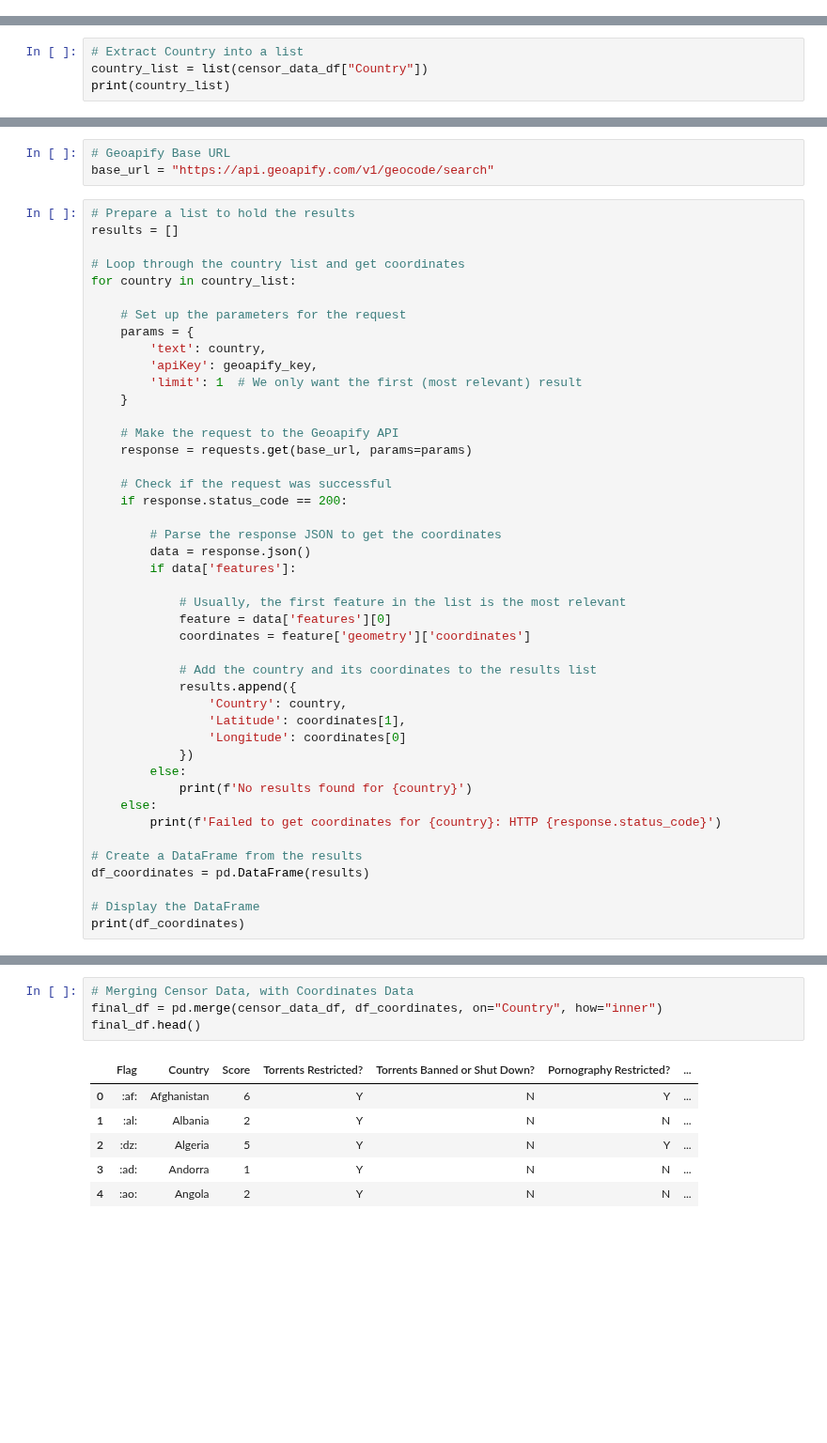
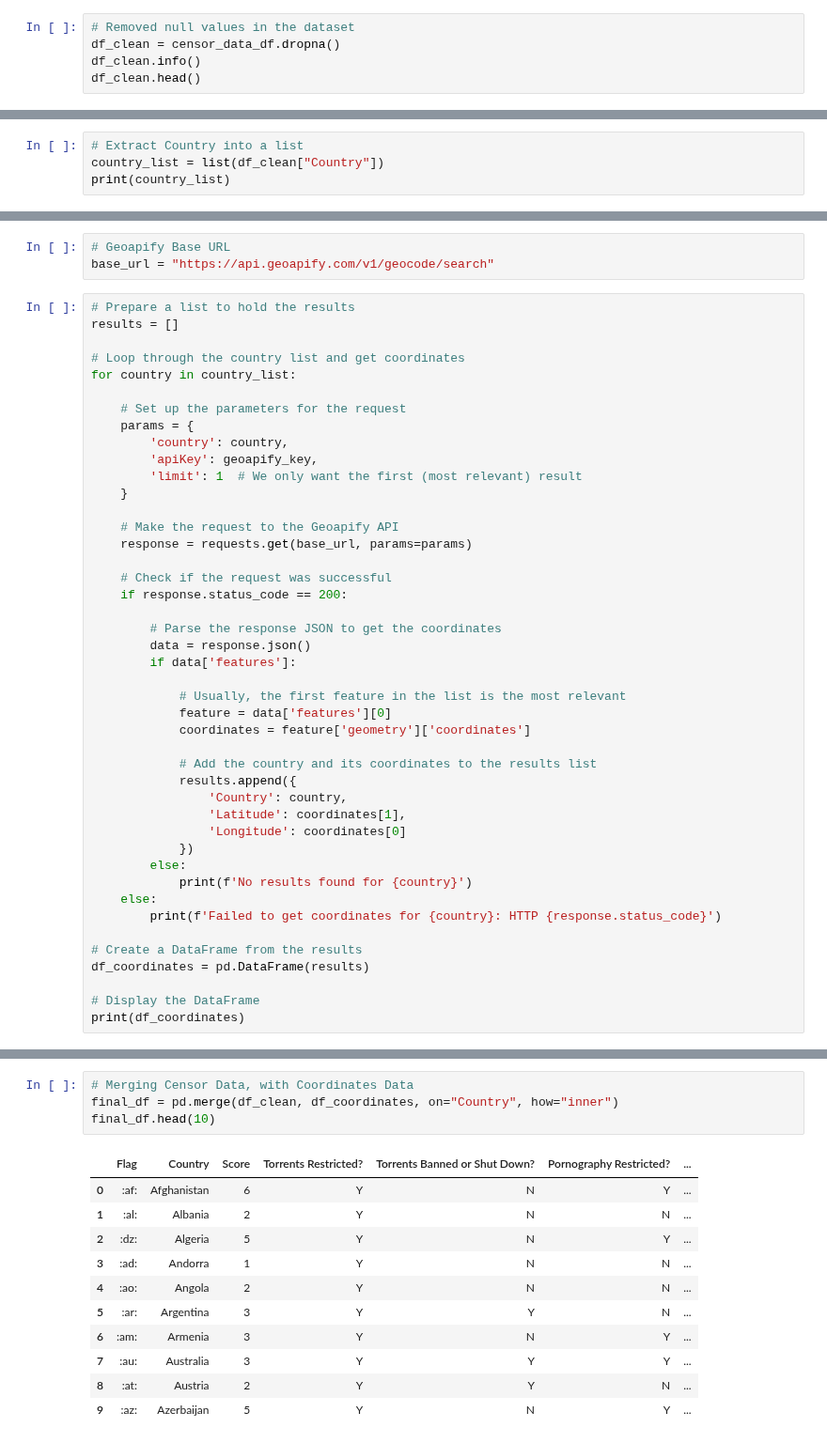
Before and after one commit to tiascott01/07_GroupProject1, a Jupyter notebook: Haylee/merge_resource_files.ipynb, the cells around one changed output, grey strips where cells are left out. Shown at 94% size. Cells and saved outputs as stored; diff of their text form; blank space fills up the shorter version.

```diff
--- a/Haylee/merge_resource_files.ipynb
+++ b/Haylee/merge_resource_files.ipynb
@@ -64,0 +78,5 @@ censor_data_df.head()
+# %%
+# Removed null values in the dataset
+df_clean = censor_data_df.dropna()
+df_clean.info()
+df_clean.head()
@@ -65,6 +107,6 @@ censor_data_df.head()
 # %%
 # Extract Country into a list
-country_list = list(censor_data_df["Country"])
+country_list = list(df_clean["Country"])
 print(country_list)
 # %% [output]
 ['Afghanistan', 'Albania', 'Algeria', 'Andorra', 'Angola', 'Argentina', 'Armenia', 'Australia', 'Austria', 'Azerbaijan', 'Bahrain', 'Bangladesh', 'Belarus', 'Belgium', 'Belize', 'Benin', 'Bhutan', 'Bo ...
@@ -80,7 +122,7 @@ for country in country_list:
 
     # Set up the parameters for the request
     params = {
-        'text': country,
+        'country': country,
         'apiKey': geoapify_key,
         'limit': 1  # We only want the first (most relevant) result
     }
@@ -133,14 +175,19 @@ print(df_coordinates)
 # %%
 # Merging Censor Data, with Coordinates Data
-final_df = pd.merge(censor_data_df, df_coordinates, on="Country", how="inner")
-final_df.head()
+final_df = pd.merge(df_clean, df_coordinates, on="Country", how="inner")
+final_df.head(10)
 # %% [output]
 |  | Flag | Country | Score | Torrents Restricted? | Torrents Banned or Shut Down? | Pornography Restricted? | ... |
 | 0 | :af: | Afghanistan | 6 | Y | N | Y | ... |
 | 1 | :al: | Albania | 2 | Y | N | N | ... |
 | 2 | :dz: | Algeria | 5 | Y | N | Y | ... |
 | 3 | :ad: | Andorra | 1 | Y | N | N | ... |
 | 4 | :ao: | Angola | 2 | Y | N | N | ... |
+| 5 | :ar: | Argentina | 3 | Y | Y | N | ... |
+| 6 | :am: | Armenia | 3 | Y | N | Y | ... |
+| 7 | :au: | Australia | 3 | Y | Y | Y | ... |
+| 8 | :at: | Austria | 2 | Y | Y | N | ... |
+| 9 | :az: | Azerbaijan | 5 | Y | N | Y | ... |
 # %%
 
 # Initialize a map:
```
Also changed, not shown: parts of 4 cells of this notebook.
